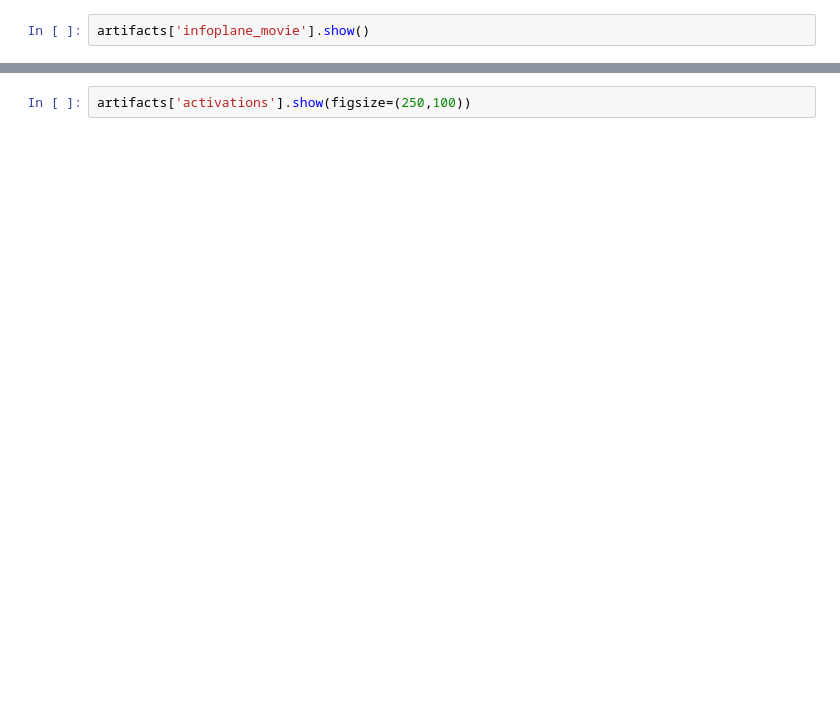
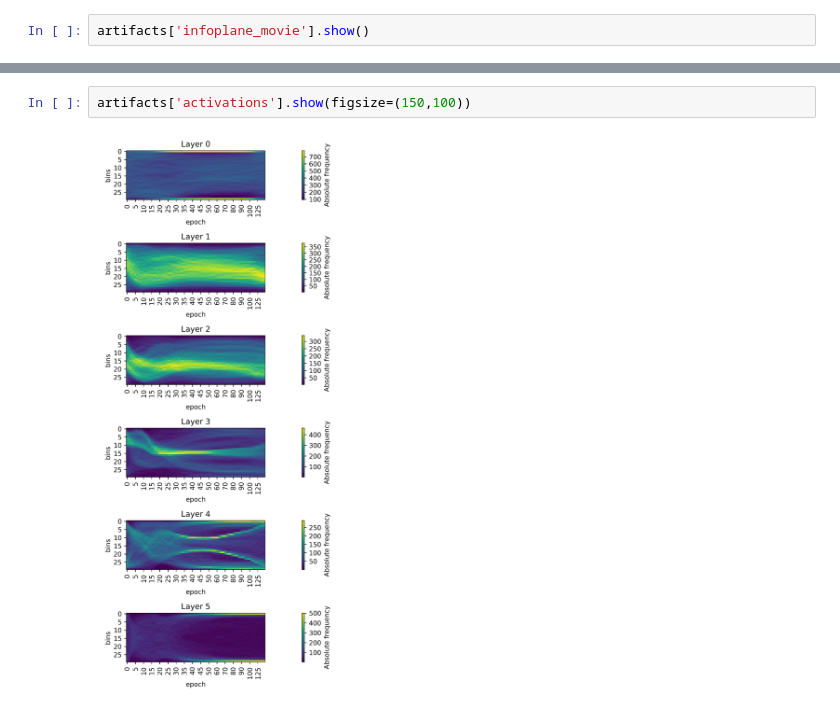
Before and after one commit to neuroinfo-os/deep-bottleneck, a Jupyter notebook: iclr_wrap_up/artifact_viewer_demo.ipynb, the cells around one changed output, grey strips where cells are left out. Saved outputs shown, nothing was run; the diff lists cells and outputs as text; blank space fills up the shorter version.

```diff
--- a/iclr_wrap_up/artifact_viewer_demo.ipynb
+++ b/iclr_wrap_up/artifact_viewer_demo.ipynb
@@ -22,2 +41,4 @@ artifacts['information_measures'].show().head()
 # %%
-artifacts['activations'].show(figsize=(250,100))
+artifacts['activations'].show(figsize=(150,100))
+# %% [output]
+[figure, added]
```
Also changed, not shown: parts of 5 cells of this notebook.
